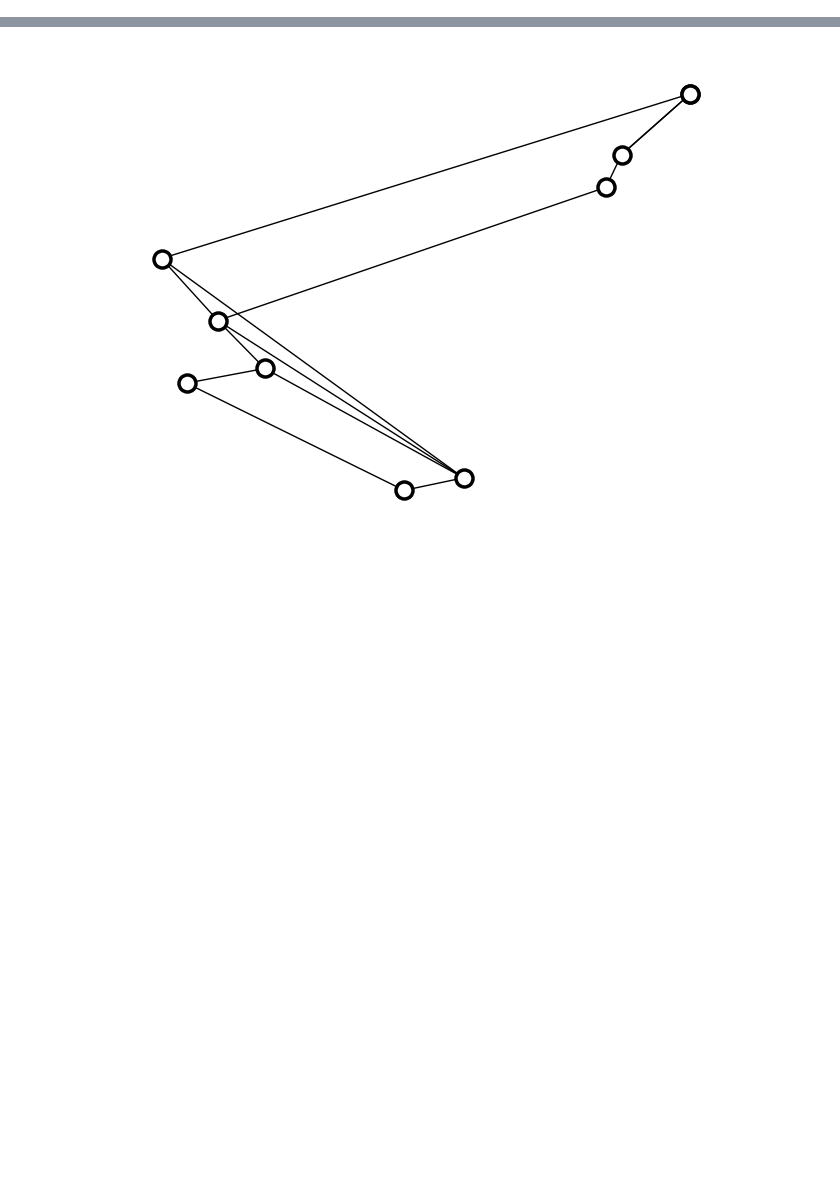
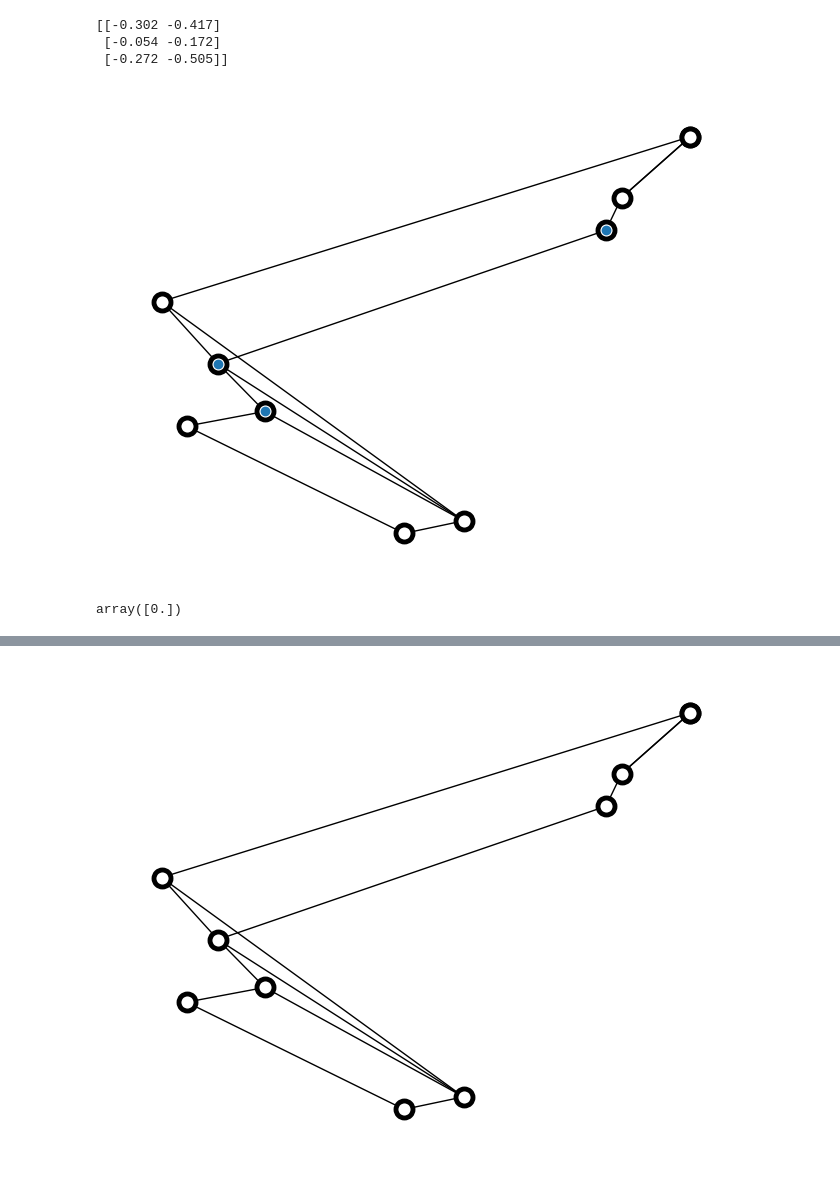
Before and after one commit to LicAiBeerLab/auto-robotics-design, a Jupyter notebook: test.ipynb, the cells around one changed output, grey strips where cells are left out. Saved outputs shown, nothing was run; the diff lists cells and outputs as text; code cells hidden in the pictures; blank space fills up the shorter version.

```diff
--- a/test.ipynb
+++ b/test.ipynb
@@ -70,4 +75,4 @@ for id in range(len(add_branch_2)-1):
 # %%
 pos = {}
-for node in cassie_graph:
-    pos[node] = [node.pos[0],node.pos[2]]
+for node in graph:
+    pos[node] = [node.r[0],node.r[2]]
@@ -96,0 +99,21 @@ pos
+# %%
+from dataclasses import dataclass, field
+
+
+@dataclass
+class Link:
+    name: str = ""
+    joints: set[JointPoint] = field(default_factory=set)
+    instance_counter: int = 0
+
+    def __post_init__(self):
+        Link.instance_counter += 1
+        self.instance_counter = Link.instance_counter
+        if self.name == "":
+            self.name = "L" + str(self.instance_counter)
+
+    def __hash__(self) -> int:
+        return hash((self.name, *self.joints))
+
+    def __eq__(self, __value: object) -> bool:
+        self.joints == __value.joints
@@ -96,0 +273,20 @@ pos
+# %%
+nx.draw(graph, pos, node_color="w", linewidths=3.5, edgecolors="k", node_shape="o",node_size=150, with_labels=False)
+points =[]
+LL = [links[5]]
+for link in LL:
+    pp = []
+    for j in link.joints:
+        pp.append([j.r[0],j.r[2]])
+    pp = np.array(pp)
+    print(pp)
+    plt.plot(pp[:,0], pp[:,1], "o")
+# %% [output]
+[[-0.302 -0.417]
+ [-0.054 -0.172]
+ [-0.272 -0.505]]
+[figure, added]
+# %%
+pp[:,0]
+# %% [output]
+array([0.])
```
Also changed, not shown: parts of 33 cells of this notebook, 4 other files.
